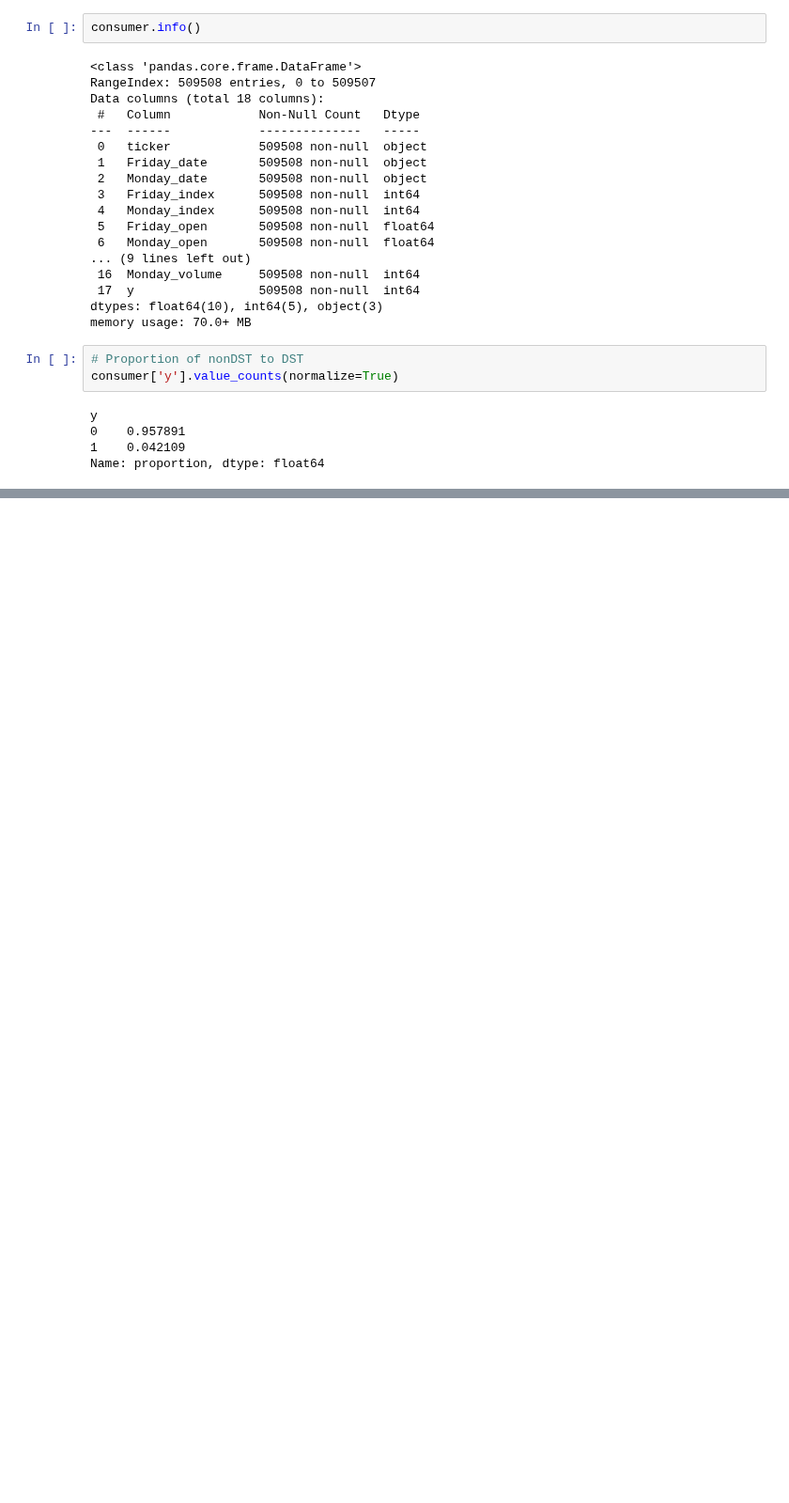
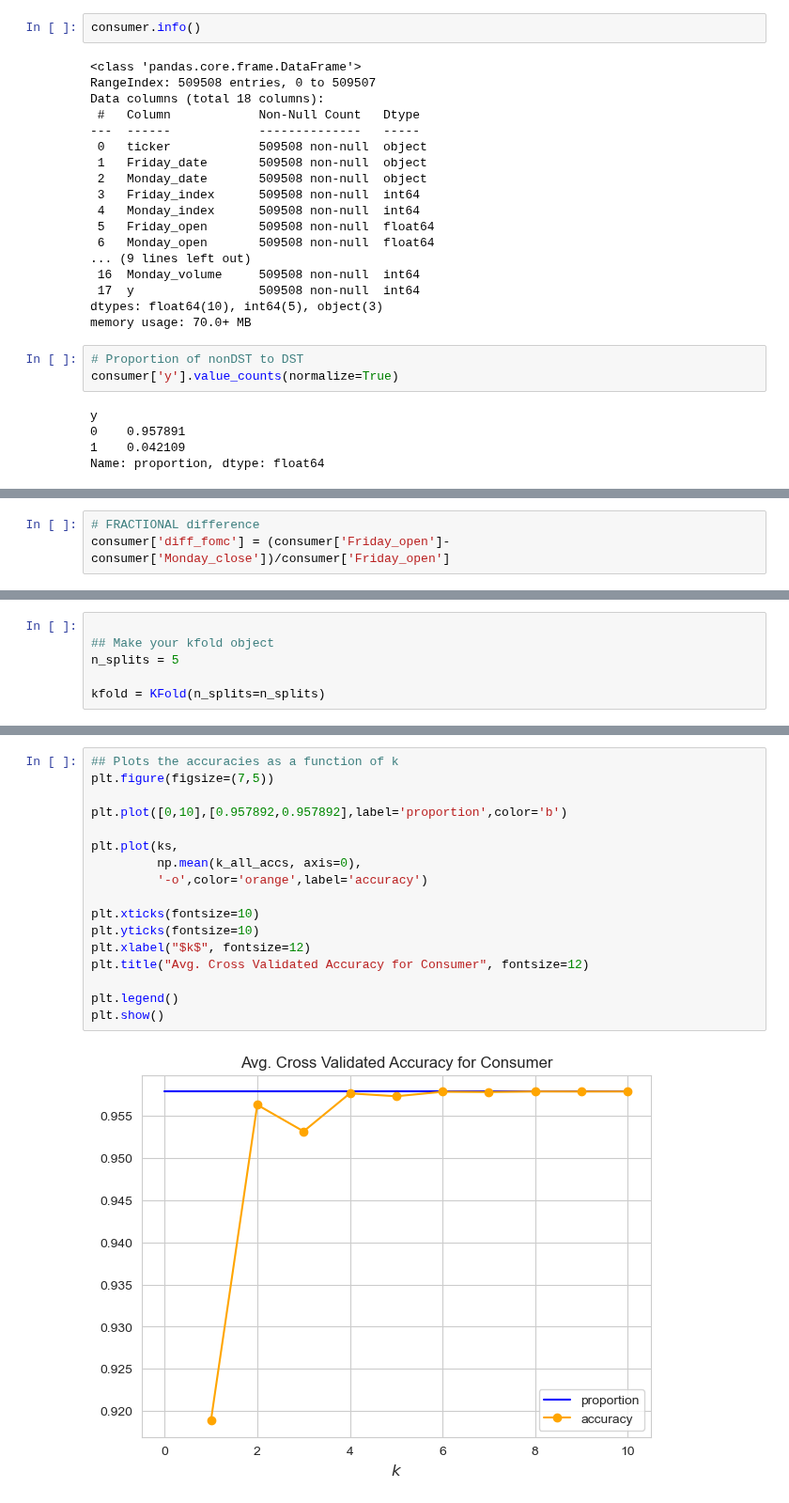
Before and after one commit to ghuckabe/DSTMarketAnalysis, a Jupyter notebook: kaggle_consumer_classify.ipynb, the cells around one changed output, grey strips where cells are left out. Shown at 94% size. Saved outputs shown, nothing was run; the diff lists cells and outputs as text; blank space fills up the shorter version.

```diff
--- a/kaggle_consumer_classify.ipynb
+++ b/kaggle_consumer_classify.ipynb
@@ -460,0 +476,3 @@ Name: proportion, dtype: float64
+# %%
+# FRACTIONAL difference
+consumer['diff_fomc'] = (consumer['Friday_open']-consumer['Monday_close'])/consumer['Friday_open']
@@ -460,0 +537,6 @@ Name: proportion, dtype: float64
+# %%
+
+## Make your kfold object
+n_splits = 5
+
+kfold = KFold(n_splits=n_splits)
@@ -460,0 +580,19 @@ Name: proportion, dtype: float64
+# %%
+## Plots the accuracies as a function of k
+plt.figure(figsize=(7,5))
+
+plt.plot([0,10],[0.957892,0.957892],label='proportion',color='b')
+
+plt.plot(ks,
+         np.mean(k_all_accs, axis=0),
+         '-o',color='orange',label='accuracy')
+
+plt.xticks(fontsize=10)
+plt.yticks(fontsize=10)
+plt.xlabel("$k$", fontsize=12)
+plt.title("Avg. Cross Validated Accuracy for Consumer", fontsize=12)
+
+plt.legend()
+plt.show()
+# %% [output]
+[figure, added]
```
Also changed, not shown: parts of 28 cells of this notebook.
